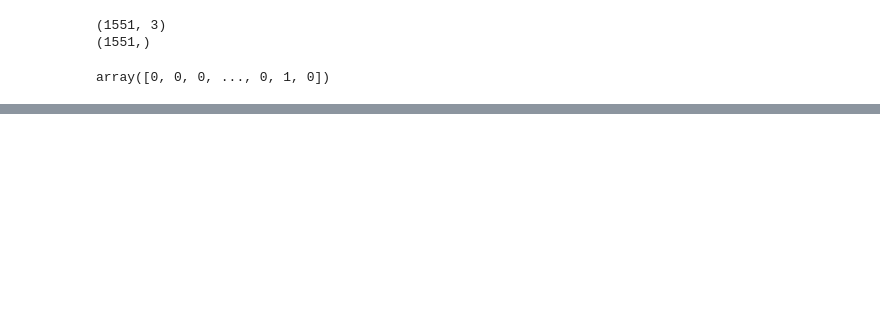
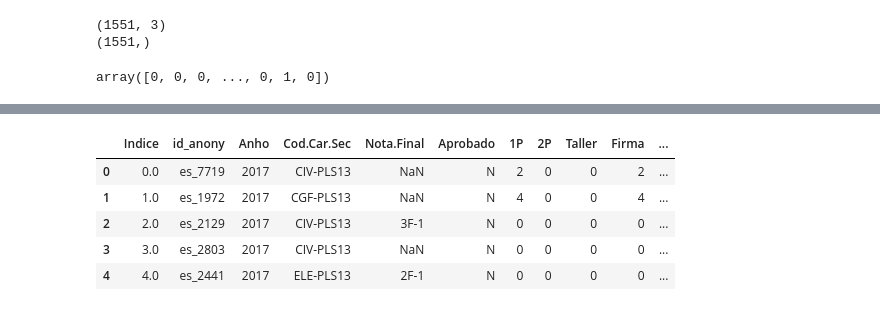
Before and after one commit to Hmersch96/M-M, a Jupyter notebook: ProyectoIA/Predictor_Red_Neuronal.ipynb, the cells around one changed output, grey strips where cells are left out. Cells and saved outputs as stored; diff of their text form; code cells hidden in the pictures; blank space fills up the shorter version.

```diff
--- a/ProyectoIA/Predictor_Red_Neuronal.ipynb
+++ b/ProyectoIA/Predictor_Red_Neuronal.ipynb
@@ -175,0 +176,9 @@ weighted avg       0.78      0.78      0.78       388
+# %%
+df.head()
+# %% [output]
+|  | Indice | id_anony | Anho | Cod.Car.Sec | Nota.Final | Aprobado | 1P | 2P | Taller | Firma | ... |
+| 0 | 0.0 | es_7719 | 2017 | CIV-PLS13 | NaN | N | 2 | 0 | 0 | 2 | ... |
+| 1 | 1.0 | es_1972 | 2017 | CGF-PLS13 | NaN | N | 4 | 0 | 0 | 4 | ... |
+| 2 | 2.0 | es_2129 | 2017 | CIV-PLS13 | 3F-1 | N | 0 | 0 | 0 | 0 | ... |
+| 3 | 3.0 | es_2803 | 2017 | CIV-PLS13 | NaN | N | 0 | 0 | 0 | 0 | ... |
+| 4 | 4.0 | es_2441 | 2017 | ELE-PLS13 | 2F-1 | N | 0 | 0 | 0 | 0 | ... |
```
Also changed, not shown: parts of 7 cells of this notebook, 34 other files.
